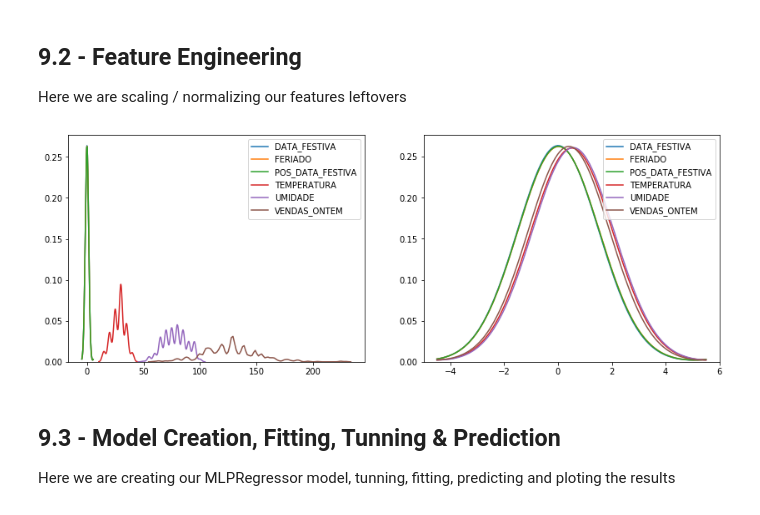
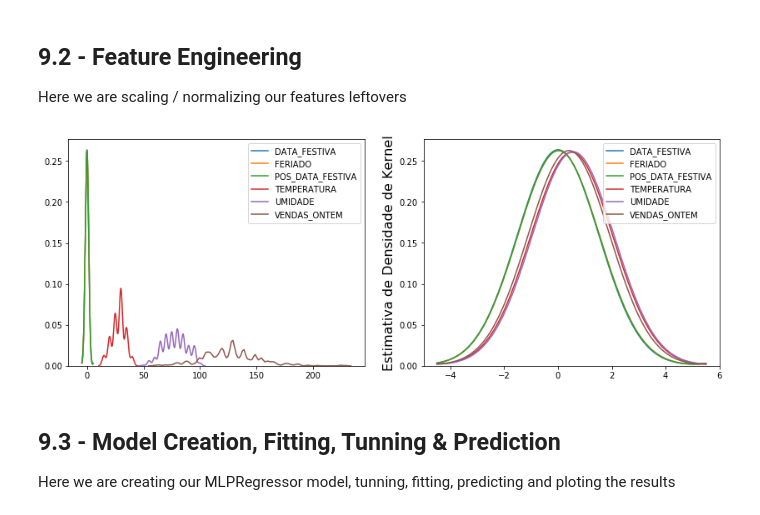
Before and after one commit to LuisValgoi/predia, a Jupyter notebook: notebook/model.ipynb, the cells around one changed output. Cells and saved outputs as stored; diff of their text form; code cells hidden in the pictures.

```diff
--- a/notebook/model.ipynb
+++ b/notebook/model.ipynb
@@ -135,10 +135,12 @@ fig, (ax1, ax2) = plt.subplots(ncols=2, figsize=(14, 5))
 for i in range(len(leftovers)):
     column = leftovers[i]
     sns.kdeplot(X_lstm[column], bw=1.5, ax=ax1)
+    plt.ylabel('Estimativa de Densidade de Kernel', fontsize=16)
 
 for j in range(len(leftovers)):
     column = leftovers[j]
     sns.kdeplot(scaled_X_train[column], bw=1.5, ax=ax2)
+    plt.ylabel('Estimativa de Densidade de Kernel', fontsize=16)
 
 plt.show()
 # %% [output]
@@ -322,10 +324,12 @@ fig, (ax1, ax2) = plt.subplots(ncols=2, figsize=(14, 5))
 for i in range(len(leftovers)):
     column = leftovers[i]
     sns.kdeplot(X_gb[column], bw=1.5, ax=ax1)
+    plt.ylabel('Estimativa de Densidade de Kernel', fontsize=16)
 
 for j in range(len(leftovers)):
     column = leftovers[j]
     sns.kdeplot(scaled_X_train[column], bw=1.5, ax=ax2)
+    plt.ylabel('Estimativa de Densidade de Kernel', fontsize=16)
 
 plt.show()
 # %% [output]
@@ -492,22 +496,24 @@ Here we are scaling / normalizing our features leftovers
 # %%
 from sklearn import metrics
 from sklearn.model_selection import cross_val_score
 
 # plot scaling
 scaled_X_train = pd.DataFrame(X_train, columns=leftovers)
 fig, (ax1, ax2) = plt.subplots(ncols=2, figsize=(14, 5))
 
 for i in range(len(leftovers)):
     column = leftovers[i]
     sns.kdeplot(X_mlp[column], bw=1.5, ax=ax1)
+    plt.ylabel('Estimativa de Densidade de Kernel', fontsize=16)
 
 for j in range(len(leftovers)):
     column = leftovers[j]
     sns.kdeplot(scaled_X_train[column], bw=1.5, ax=ax2)
+    plt.ylabel('Estimativa de Densidade de Kernel', fontsize=16)
 
 plt.show()
 # %% [output]
-[figure, old version]
+[figure, new version]
 # %% [markdown]
 ## 9.3 - Model Creation, Fitting, Tunning & Prediction
 
```
Also changed, not shown: parts of 5 cells of this notebook.
